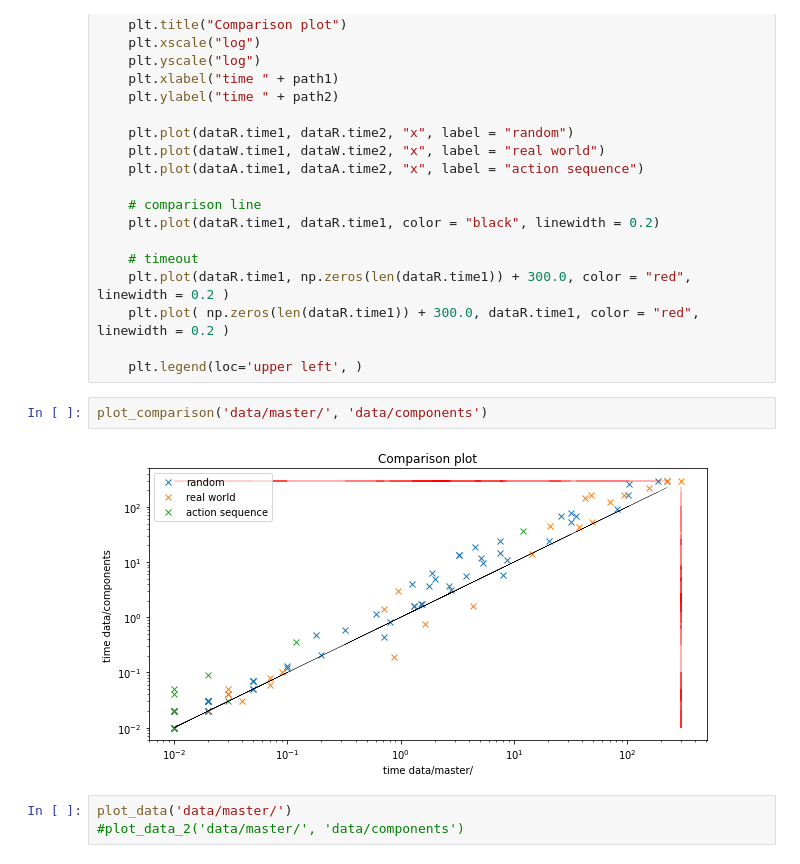
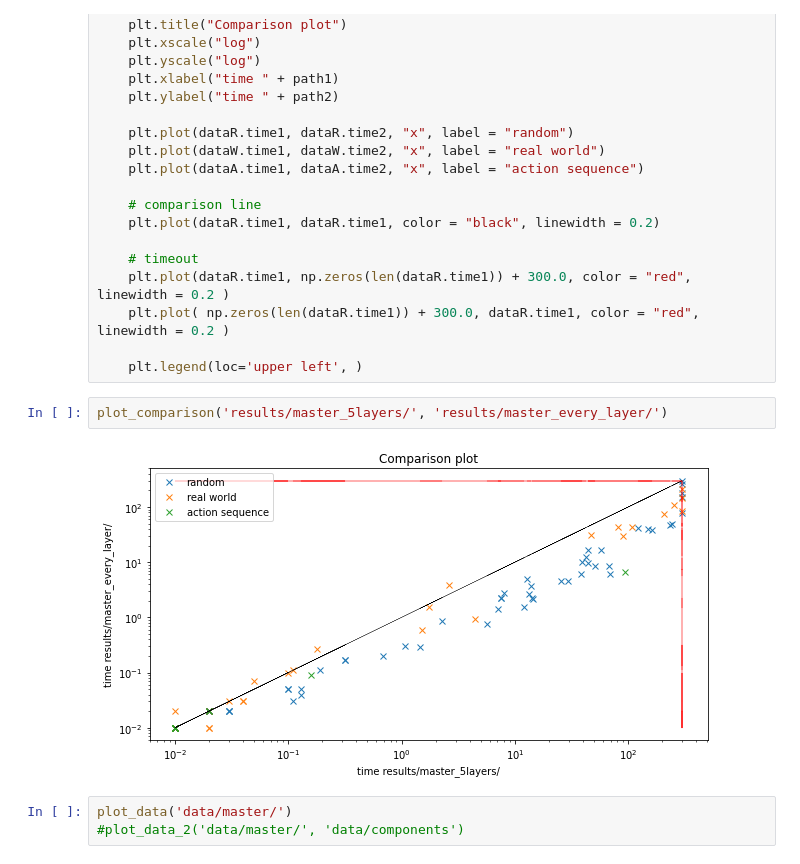
Before and after one commit to acatabc/wce_graph, a Jupyter notebook: Testing/plots.ipynb, the cells around one changed output. Cells and saved outputs as stored; diff of their text form.

Commit message:
add result file

```diff
--- a/Testing/plots.ipynb
+++ b/Testing/plots.ipynb
@@ -96,10 +96,10 @@ def plot_comparison(path1, path2, data_type = 'time'):
     plt.plot( np.zeros(len(dataR.time1)) + 300.0, dataR.time1, color = "red", linewidth = 0.2 )
 
     plt.legend(loc='upper left', )
-# %%
-plot_comparison('data/master/', 'data/components')
-# %% [output]
-[figure, removed]
+# %%
+plot_comparison('results/master_5layers/', 'results/master_every_layer/')
+# %% [output]
+[figure, added]
 # %%
 plot_data('data/master/')
 #plot_data_2('data/master/', 'data/components')
```
Also changed, not shown: parts of 1 cell of this notebook, 7 other files.
